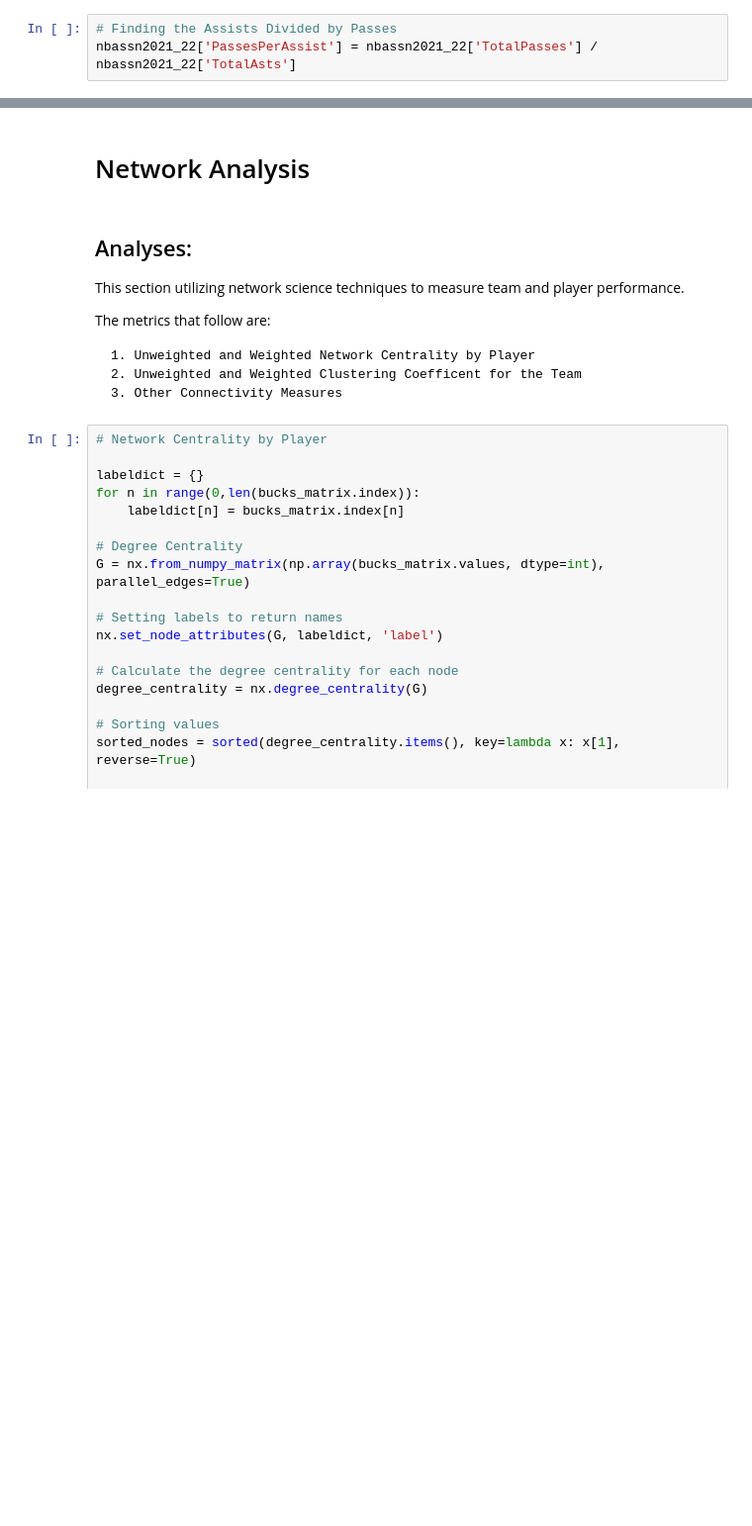
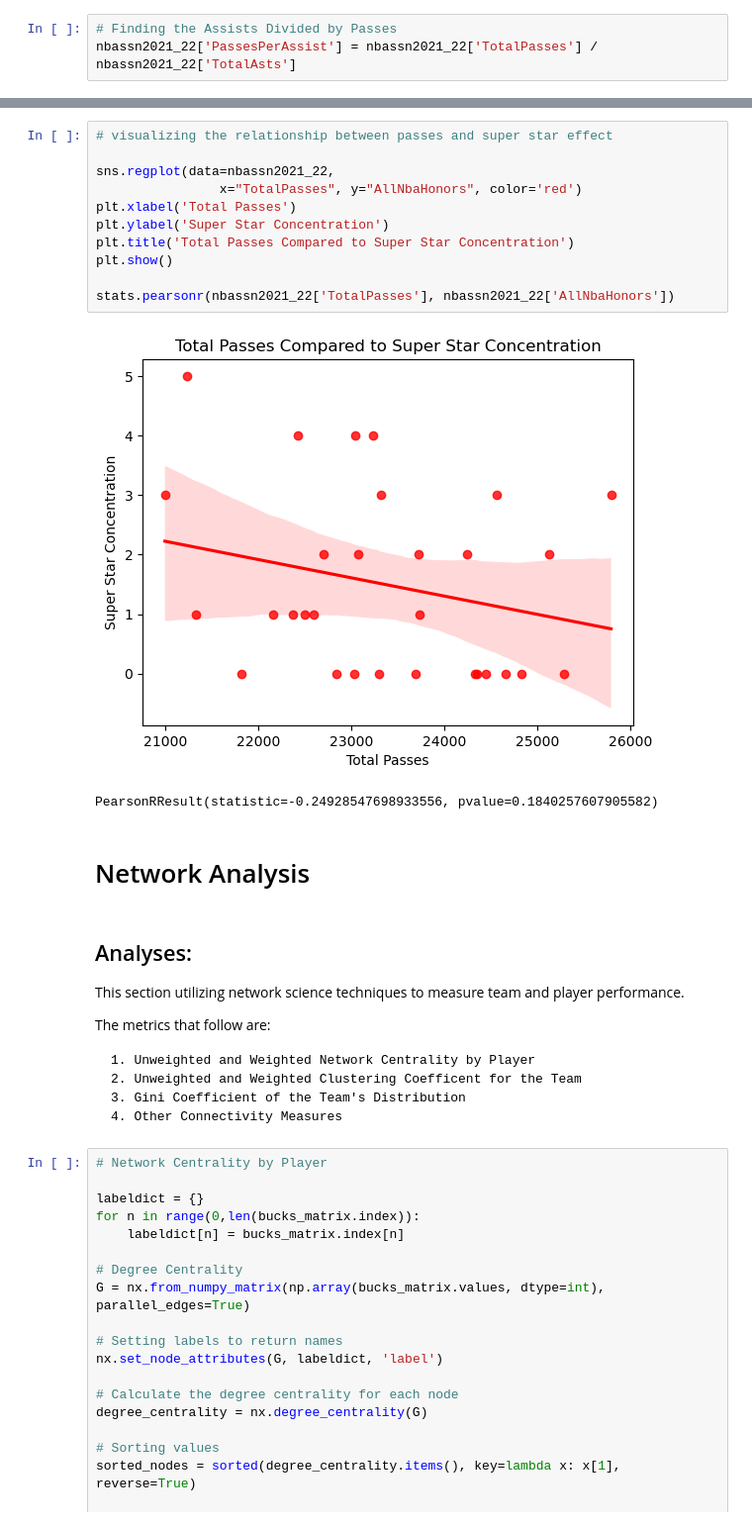
Before and after one commit to brandonlwallace/nba-passing-network-analysis, a Jupyter notebook: NBA Passing - Network Analysis and Investigation.ipynb, the cells around one changed output, grey strips where cells are left out. Shown at 99% size. Saved outputs shown, nothing was run; the diff lists cells and outputs as text; blank space fills up the shorter version.

```diff
--- a/NBA Passing - Network Analysis and Investigation.ipynb
+++ b/NBA Passing - Network Analysis and Investigation.ipynb
@@ -531,3 +638,17 @@ PearsonRResult(statistic=0.02405998541634209, pvalue=0.8995733189610801)
+# %%
+# visualizing the relationship between passes and super star effect
+
+sns.regplot(data=nbassn2021_22,
+                x="TotalPasses", y="AllNbaHonors", color='red')
+plt.xlabel('Total Passes')
+plt.ylabel('Super Star Concentration')
+plt.title('Total Passes Compared to Super Star Concentration')
+plt.show()
+
+stats.pearsonr(nbassn2021_22['TotalPasses'], nbassn2021_22['AllNbaHonors'])
+# %% [output]
+[figure, added]
+PearsonRResult(statistic=-0.24928547698933556, pvalue=0.1840257607905582)
 # %% [markdown]
 # Network Analysis
 # %% [markdown]
@@ -539,7 +660,8 @@ The metrics that follow are:
 
     1. Unweighted and Weighted Network Centrality by Player
     2. Unweighted and Weighted Clustering Coefficent for the Team
-    3. Other Connectivity Measures
+    3. Gini Coefficient of the Team's Distribution
+    4. Other Connectivity Measures
 # %%
 # Network Centrality by Player
 
```
Also changed, not shown: parts of 32 cells of this notebook, 2 other files.
